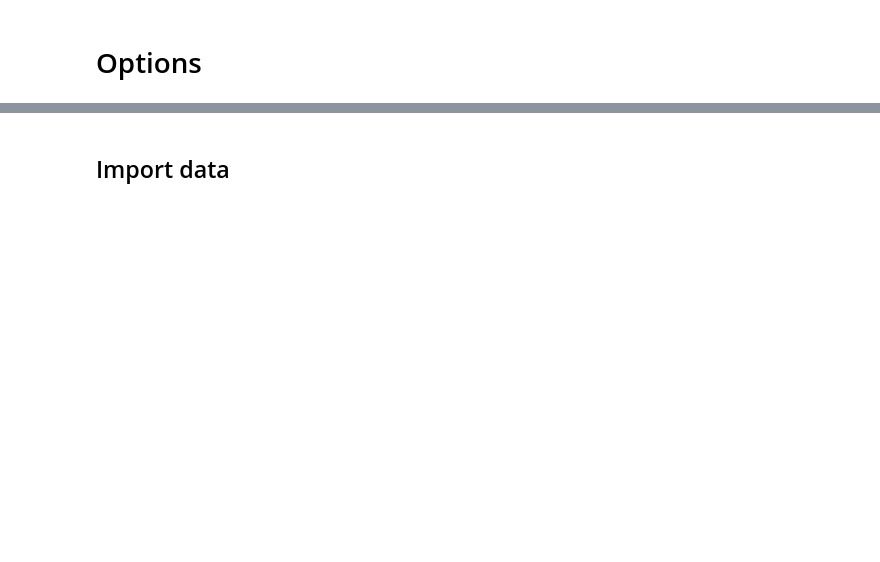
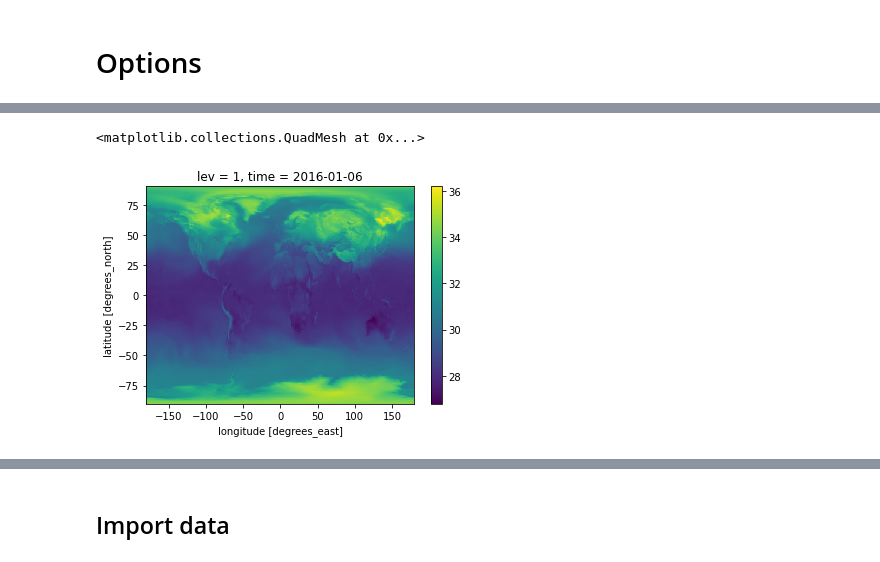
Before and after one commit to lfreese/BC-IRF, a Jupyter notebook: GF_pulse_vs_step.ipynb, the cells around one changed output, grey strips where cells are left out. Saved outputs shown, nothing was run; the diff lists cells and outputs as text; code cells hidden in the pictures; blank space fills up the shorter version.

```diff
--- a/GF_pulse_vs_step.ipynb
+++ b/GF_pulse_vs_step.ipynb
@@ -32,0 +35,6 @@ diagnostic = 'SpeciesConc'
+# %%
+T_p_ds = xr.open_mfdataset('/net/geoschem/data/gcgrid/data/ExtData/GEOS_0.5x0.625/MERRA2/2016/*/MERRA2.2016*.I3.05x0625.nc4')
+# %%
+pressure_ds = utils.pressure_ds
+# %%
+T_p_ds = T_p_ds.groupby('time.date').mean(dim = 'time').rename({'date':'time'})
@@ -32,0 +80,5 @@ diagnostic = 'SpeciesConc'
+# %%
+(pressure_ds/ (T_p_ds['T']*12.011)).isel(time = 5, lev = 0).plot()
+# %% [output]
+<matplotlib.collections.QuadMesh at 0x...>
+[figure, added]
```
Also changed, not shown: parts of 78 cells of this notebook, 22 other files.
